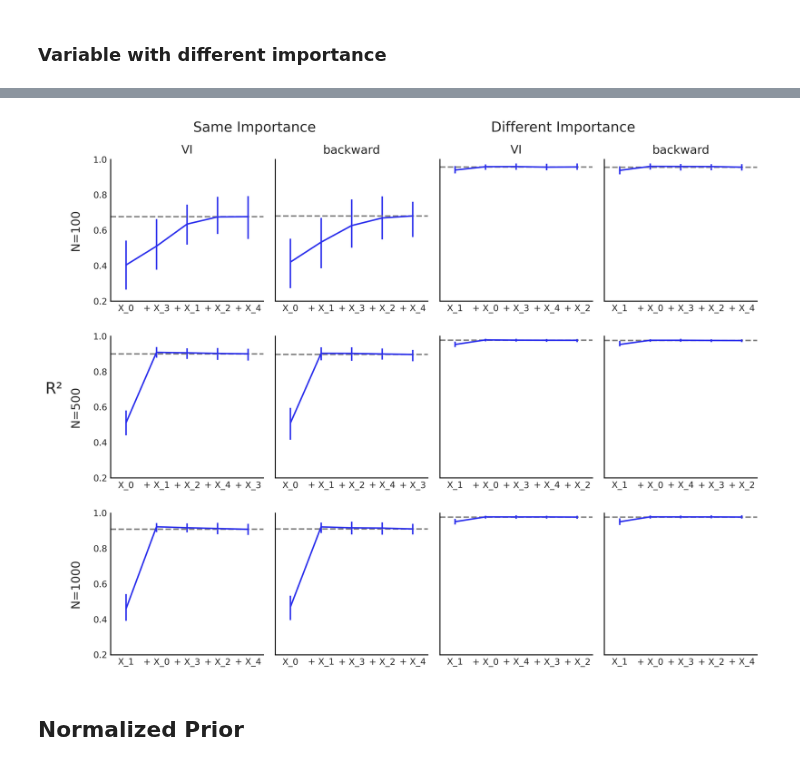
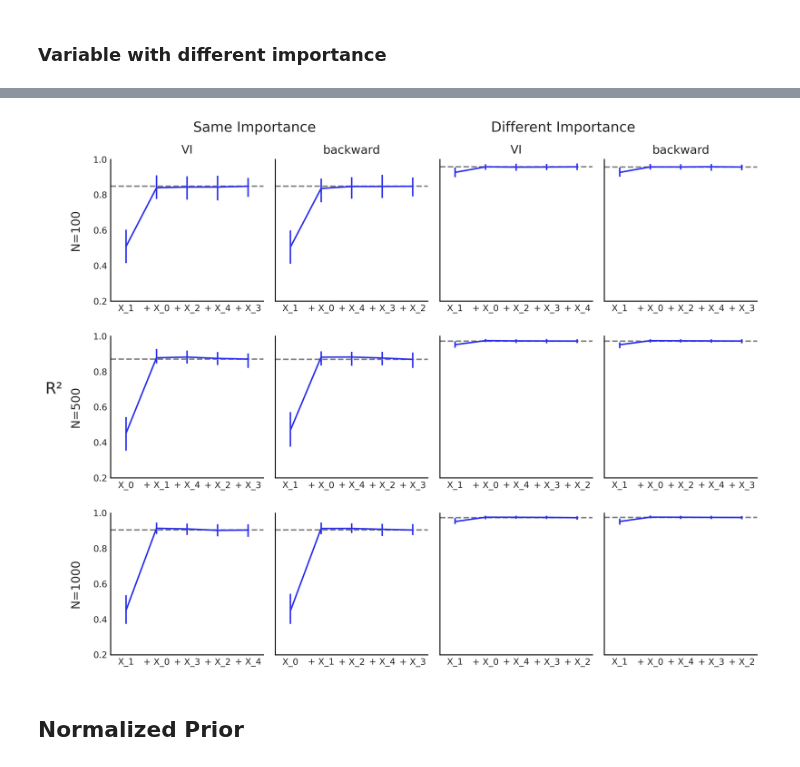
Before and after one commit to Grupo-de-modelado-probabilista/BART, a Jupyter notebook: variable_selection/VI-similar_prior.ipynb, the cells around one changed output, grey strips where cells are left out. Saved outputs shown, nothing was run; the diff lists cells and outputs as text; code cells hidden in the pictures.

Commit message:
Add VI chains example (#84)
* add VI chains example

* reordering

* add random seeds

```diff
--- a/variable_selection/VI-similar_prior.ipynb
+++ b/variable_selection/VI-similar_prior.ipynb
@@ -32,6 +33,7 @@ trees_no_prior_same = {}
 funcs_no_prior_same = {}
 
 for n in ns:
+    np.random.seed(n)
     X = np.random.uniform(low=0, high=1.0, size=(n, 5))
     f_x = 2 * X[:, 0] + 2 * X[:, 1]
     Y = np.random.normal(f_x, 1)
@@ -41,7 +43,9 @@ for n in ns:
         μ = pmb.BART("μ", X, Y, m=50)
         σ = pm.HalfNormal("σ", 1)
         y = pm.Normal("y", μ, σ, observed=Y)
-        idata = pm.sample(chains=4, compute_convergence_checks=False)
+        idata = pm.sample(
+            chains=4, random_seed=RANDOM_SEED, compute_convergence_checks=False
+        )
 
     idatas_no_prior_same[str(n)] = idata
     trees_no_prior_same[str(n)] = μ
@@ -76,6 +86,7 @@ trees_no_prior_diff = {}
 funcs_no_prior_diff = {}
 
 for n in ns:
+    np.random.seed(n)
     X = np.random.uniform(low=0, high=1.0, size=(n, 5))
     f_x = 2 * X[:, 0] + 10 * X[:, 1]
     Y = np.random.normal(f_x, 1)
@@ -85,7 +96,9 @@ for n in ns:
         μ = pmb.BART("μ", X, Y, m=50)
         σ = pm.HalfNormal("σ", 1)
         y = pm.Normal("y", μ, σ, observed=Y)
-        idata = pm.sample(chains=4, compute_convergence_checks=False)
+        idata = pm.sample(
+            chains=4, random_seed=RANDOM_SEED, compute_convergence_checks=False
+        )
 
     idatas_no_prior_diff[str(n)] = idata
     trees_no_prior_diff[str(n)] = μ
@@ -118,35 +137,42 @@ fig, axes = plt.subplots(3, 4, sharey=True, figsize=(10, 8))
 axs = axes.ravel()
 
 i = 0
 for n in ns:
     for j, imp in enumerate(importance):
         idata = idatas_no_prior[j][str(n)]
         μ = trees_no_prior[j][str(n)]
         X = funcs_no_prior[j][str(n)][0]
         for method in methods:
             pmb.utils.plot_variable_importance(
-                idata, μ, X, labels, method=method, samples=samples, ax=axs[i]
+                idata,
+                μ,
+                X,
+                labels,
+                method=method,
+                samples=samples,
+                random_seed=RANDOM_SEED,
+                ax=axs[i],
             )
             # Aesthetics
             axs[i].set_ylabel("")
             axs[i].set_ylim(0.2, 1)
             axs[i].tick_params(axis="both", which="major", labelsize=9)
             if i < 4:  # titles first line of subplots
                 axs[i].set_title(method, fontsize=12)
             i += 1
 
 subtit = "Same Importance\t\t\t\t\tDifferent Importance".replace("\t", "        ")
 fig.suptitle(f"{subtit}", fontsize=14)
 
 fig.text(-0.02, 0.5, r"R²", fontsize=16)
 
 for k, l in enumerate([0, 4, 8]):
     axs[l].set_ylabel(f"N={ns[k]}", rotation=90, fontsize=12)
 
 fig.tight_layout(h_pad=2)
 plt.savefig("variables_no_prior.png");
 # %% [output]
-[figure, old version]
+[figure, new version]
 # %% [markdown]
 ## Normalized Prior
 # %%
```
Also changed, not shown: parts of 9 cells of this notebook, 1 other file.
